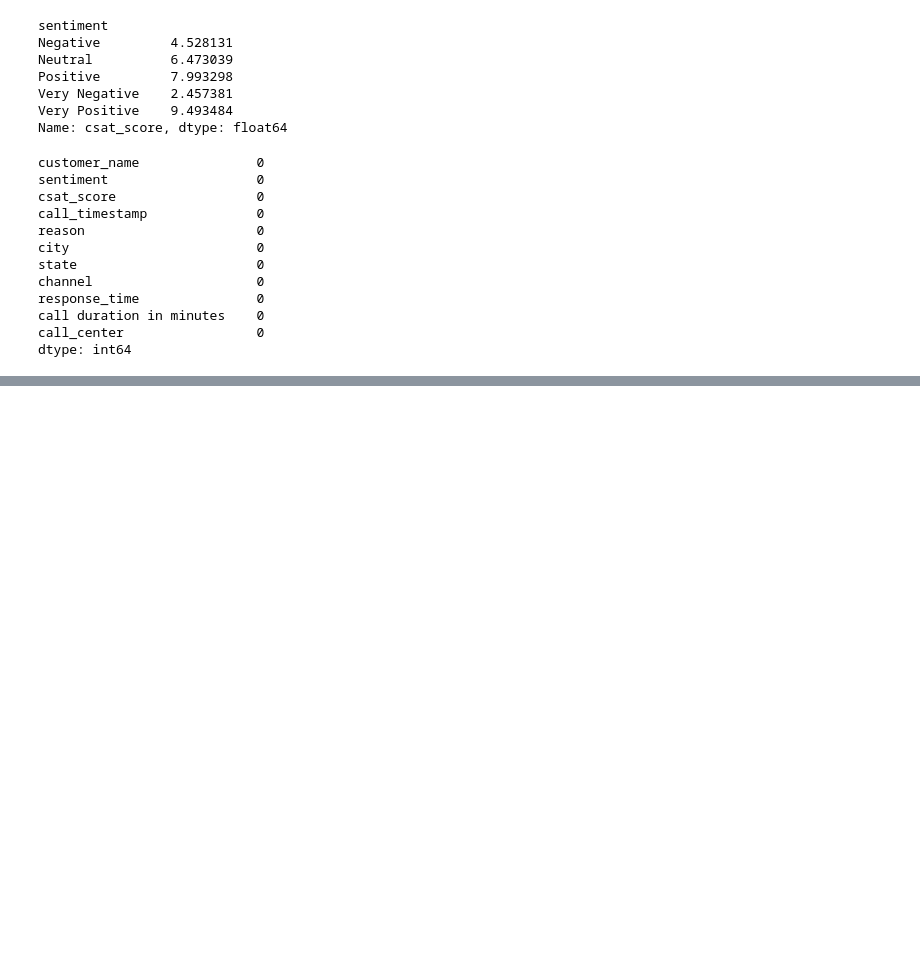
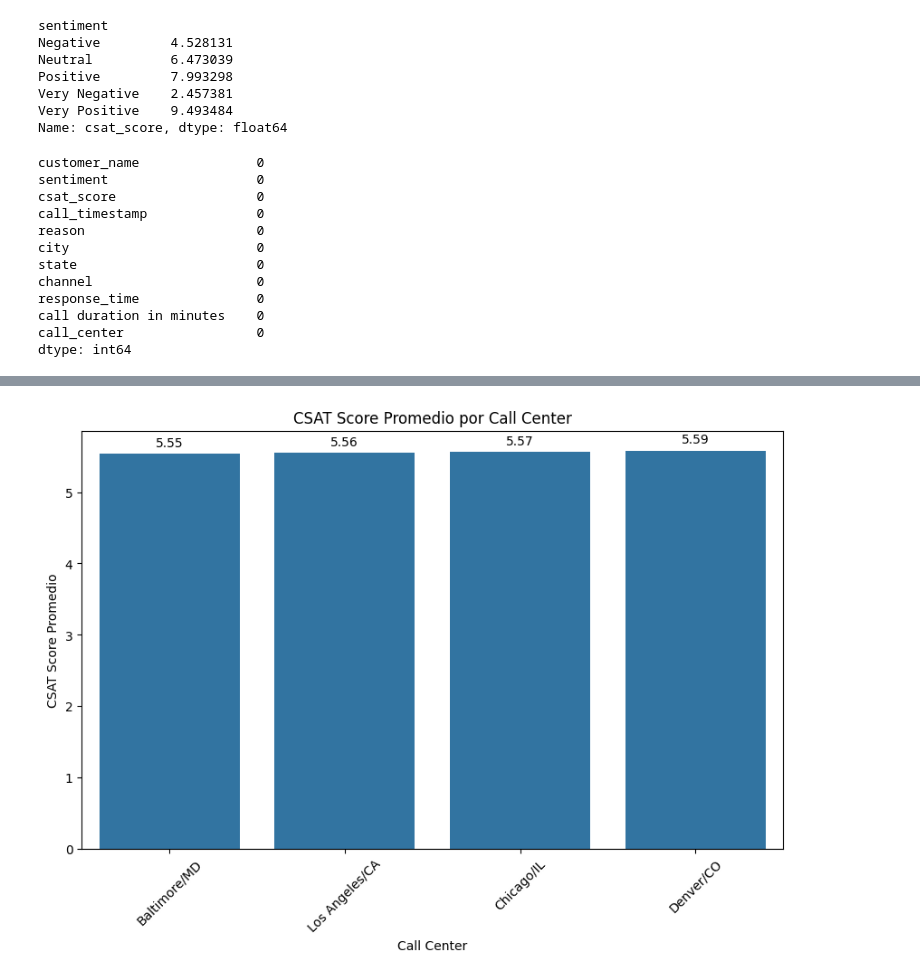
Before and after one commit to alvarosmms/EDA_Entrega, a Jupyter notebook: src/notebooks/notebook_EDA_inicial.ipynb, the cells around one changed output, grey strips where cells are left out. Saved outputs shown, nothing was run; the diff lists cells and outputs as text; code cells hidden in the pictures; blank space fills up the shorter version.

```diff
--- a/src/notebooks/notebook_EDA_inicial.ipynb
+++ b/src/notebooks/notebook_EDA_inicial.ipynb
@@ -210,0 +235,14 @@ Name: proportion, dtype: float64
+# %%
+call_center_summary = df.groupby('call_center')['csat_score'].mean().sort_values()
+
+plt.figure(figsize=(10, 6))
+sns.barplot(x=call_center_summary.index, y=call_center_summary.values, errorbar=None)
+for i, v in enumerate(call_center_summary.values):
+    plt.text(i, v + 0.1, f"{v:.2f}", ha='center')
+plt.title("CSAT Score Promedio por Call Center")
+plt.xlabel("Call Center")
+plt.ylabel("CSAT Score Promedio")
+plt.xticks(rotation=45)
+plt.show()
+# %% [output]
+[figure, added]
```
Also changed, not shown: parts of 23 cells of this notebook, 1 other file.
